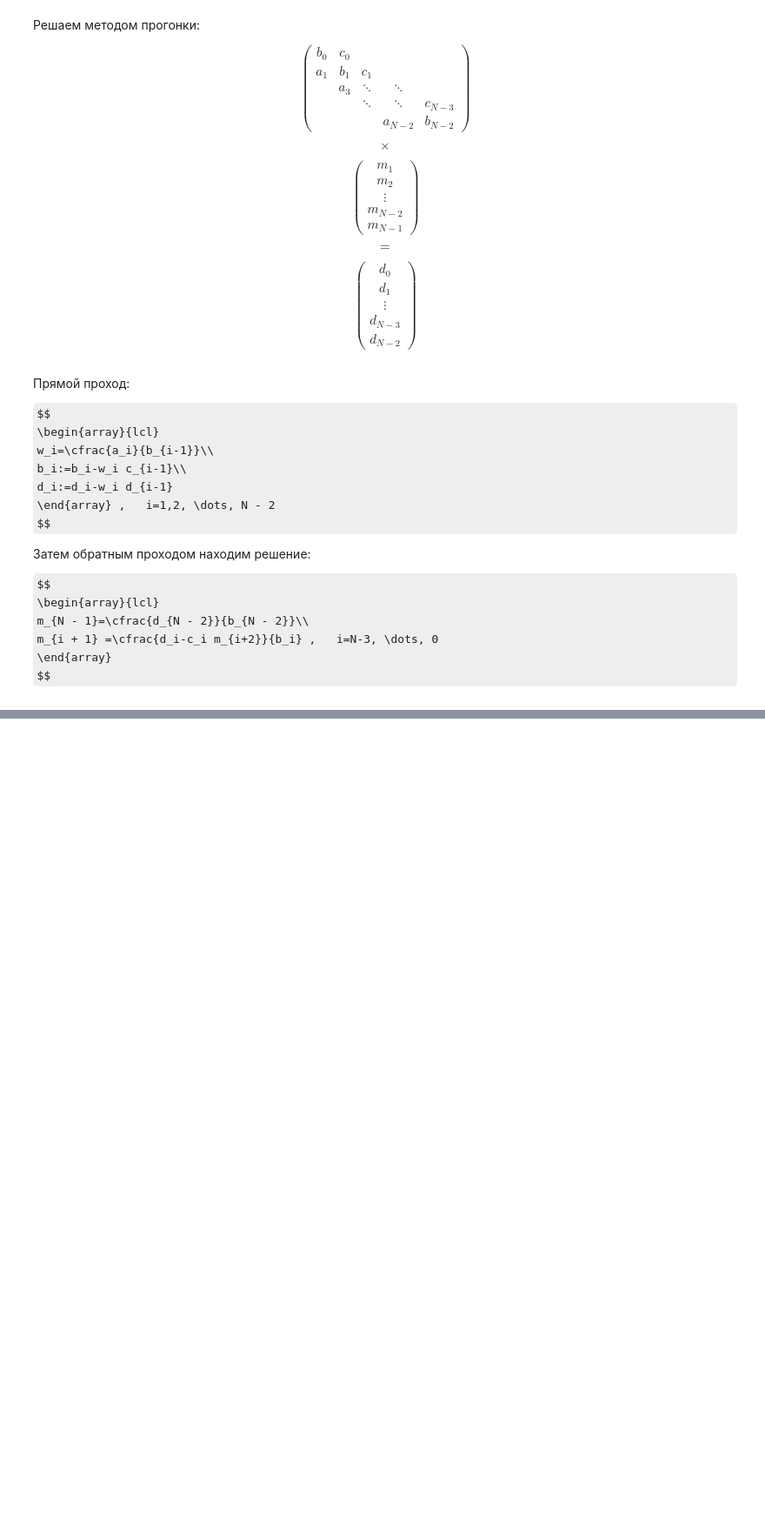
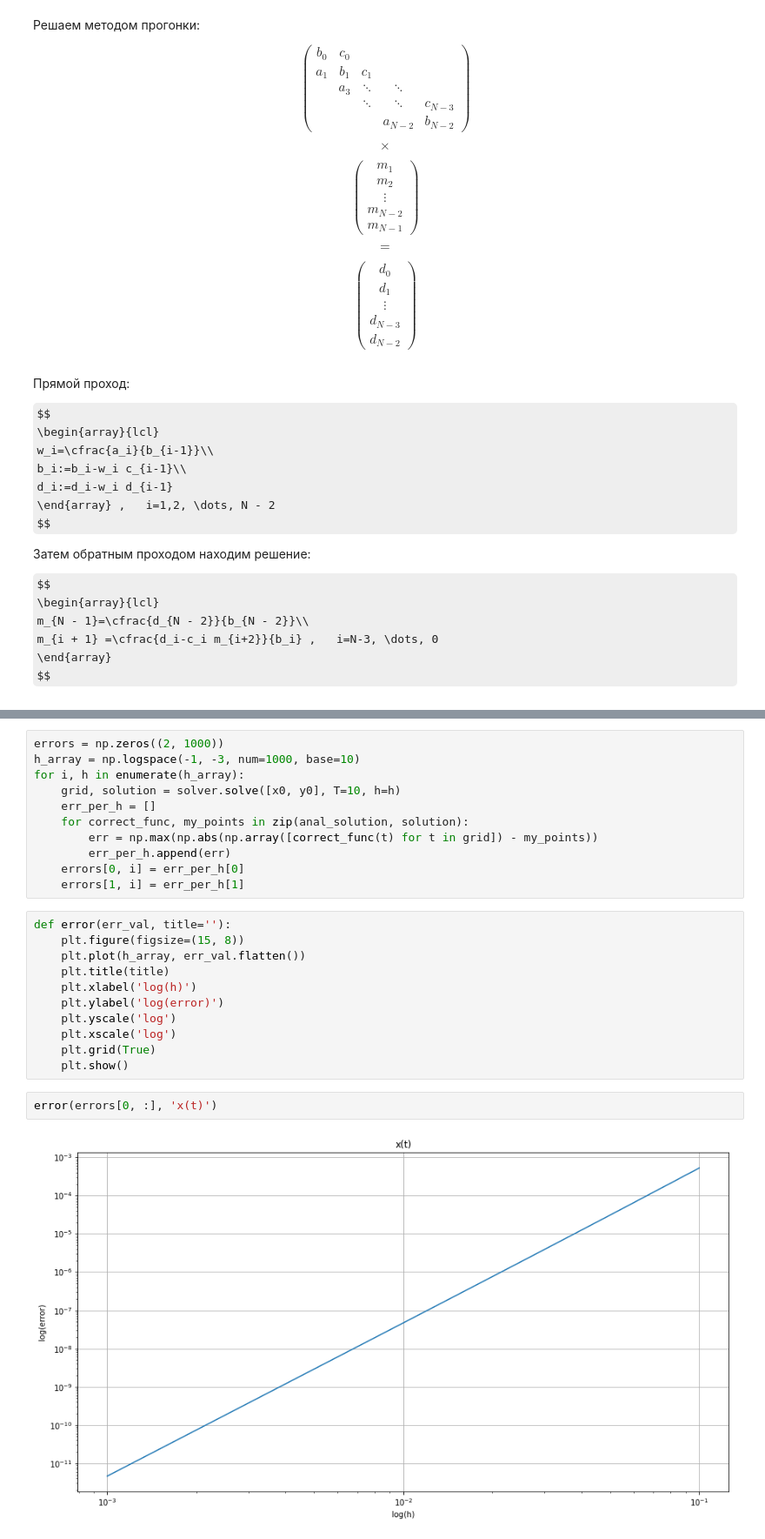
Before and after one commit to Andrey-Tkachev/threshold-dynamics, a Jupyter notebook: report.ipynb, the cells around one changed output, grey strips where cells are left out. Shown at 87% size. Cells and saved outputs as stored; diff of their text form; some formulas as TeX source; blank space fills up the shorter version.

```diff
--- a/report.ipynb
+++ b/report.ipynb
@@ -267,0 +320,26 @@ $$
+# %%
+errors = np.zeros((2, 1000))
+h_array = np.logspace(-1, -3, num=1000, base=10)
+for i, h in enumerate(h_array):
+    grid, solution = solver.solve([x0, y0], T=10, h=h)
+    err_per_h = []
+    for correct_func, my_points in zip(anal_solution, solution):
+        err = np.max(np.abs(np.array([correct_func(t) for t in grid]) - my_points))
+        err_per_h.append(err)
+    errors[0, i] = err_per_h[0]
+    errors[1, i] = err_per_h[1]
+# %%
+def error(err_val, title=''):
+    plt.figure(figsize=(15, 8))
+    plt.plot(h_array, err_val.flatten())
+    plt.title(title)
+    plt.xlabel('log(h)')
+    plt.ylabel('log(error)')
+    plt.yscale('log')
+    plt.xscale('log')
+    plt.grid(True)
+    plt.show()
+# %%
+error(errors[0, :], 'x(t)')
+# %% [output]
+[figure, added]
```
Also changed, not shown: parts of 10 cells of this notebook, 20 other files.
